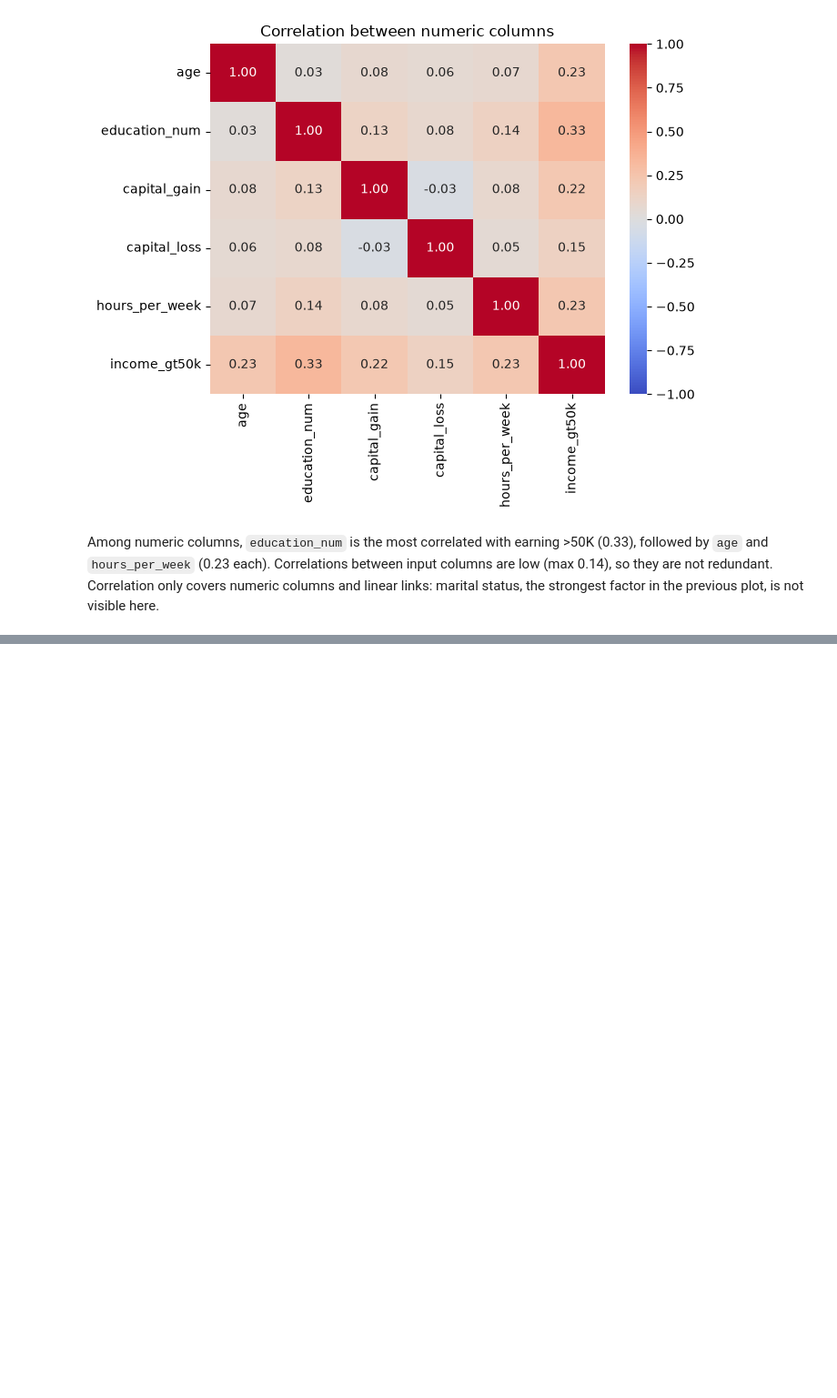
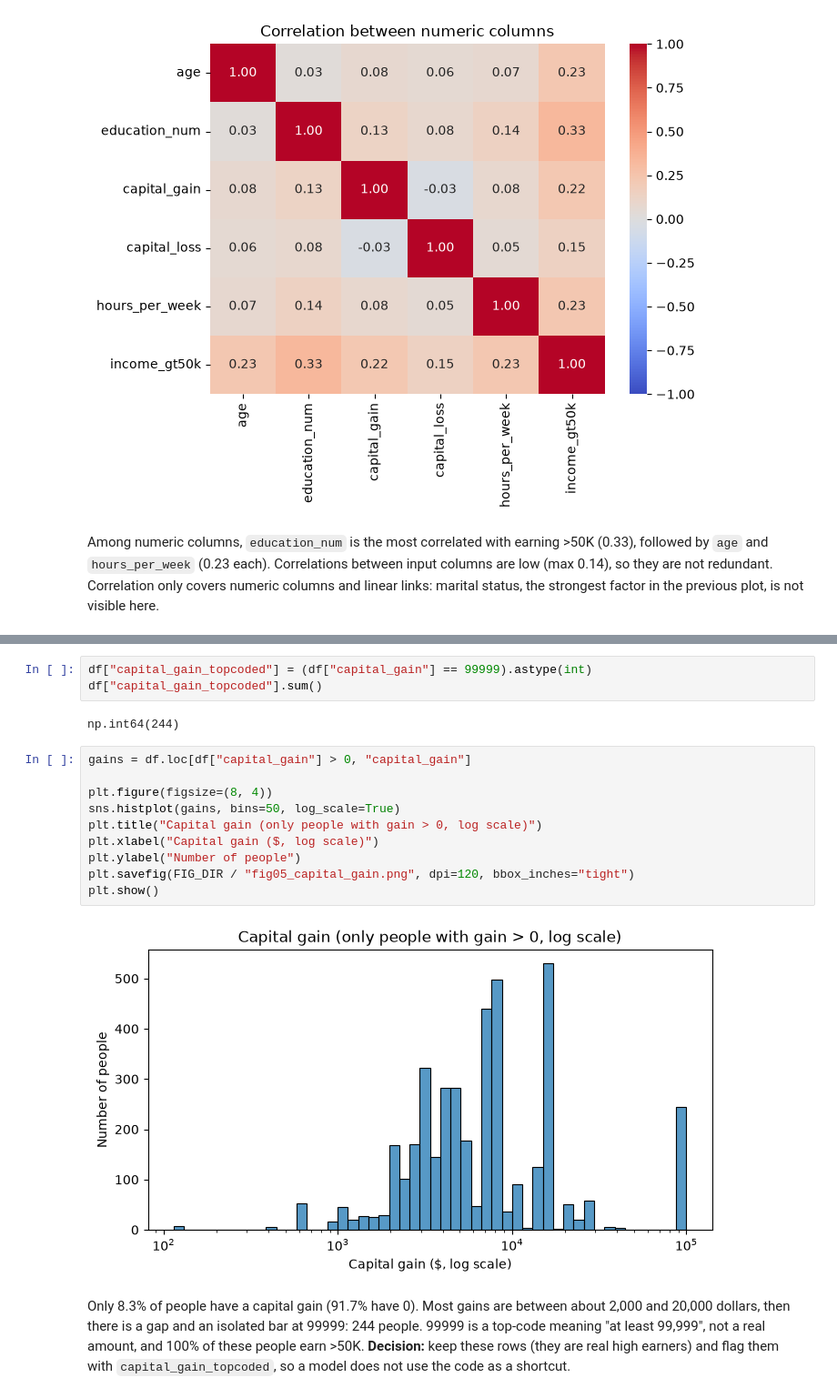
Before and after one commit to makremriahi99/ai_mlops_hands_on_exercise, a Jupyter notebook: task1/notebooks/01_eda.ipynb, the cells around one changed output, grey strips where cells are left out. Shown at 91% size. Drawn from its saved outputs; the diff is of its cells as text; blank space fills up the shorter version.

Commit message:
feat(task1): add capital gain anomaly plot and top-code flag

```diff
--- a/task1/notebooks/01_eda.ipynb
+++ b/task1/notebooks/01_eda.ipynb
@@ -305,0 +318,20 @@ Among numeric columns, `education_num` is the most correlated with earning >50K
+# %%
+df["capital_gain_topcoded"] = (df["capital_gain"] == 99999).astype(int)
+df["capital_gain_topcoded"].sum()
+# %% [output]
+np.int64(244)
+# %%
+gains = df.loc[df["capital_gain"] > 0, "capital_gain"]
+
+plt.figure(figsize=(8, 4))
+sns.histplot(gains, bins=50, log_scale=True)
+plt.title("Capital gain (only people with gain > 0, log scale)")
+plt.xlabel("Capital gain ($, log scale)")
+plt.ylabel("Number of people")
+plt.savefig(FIG_DIR / "fig05_capital_gain.png", dpi=120, bbox_inches="tight")
+plt.show()
+# %% [output]
+[figure, added]
+# %% [markdown]
+Only 8.3% of people have a capital gain (91.7% have 0). Most gains are between about 2,000 and 20,000 dollars, then there is a gap and an isolated bar at 99999: 244 people. 99999 is a top-code meaning "at least 99,999", not a real amount, and 100% of these people earn >50K.
+**Decision:** keep these rows (they are real high earners) and flag them with `capital_gain_topcoded`, so a model does not use the code as a shortcut.
```
Also changed, not shown: parts of 1 cell of this notebook, 1 other file.
